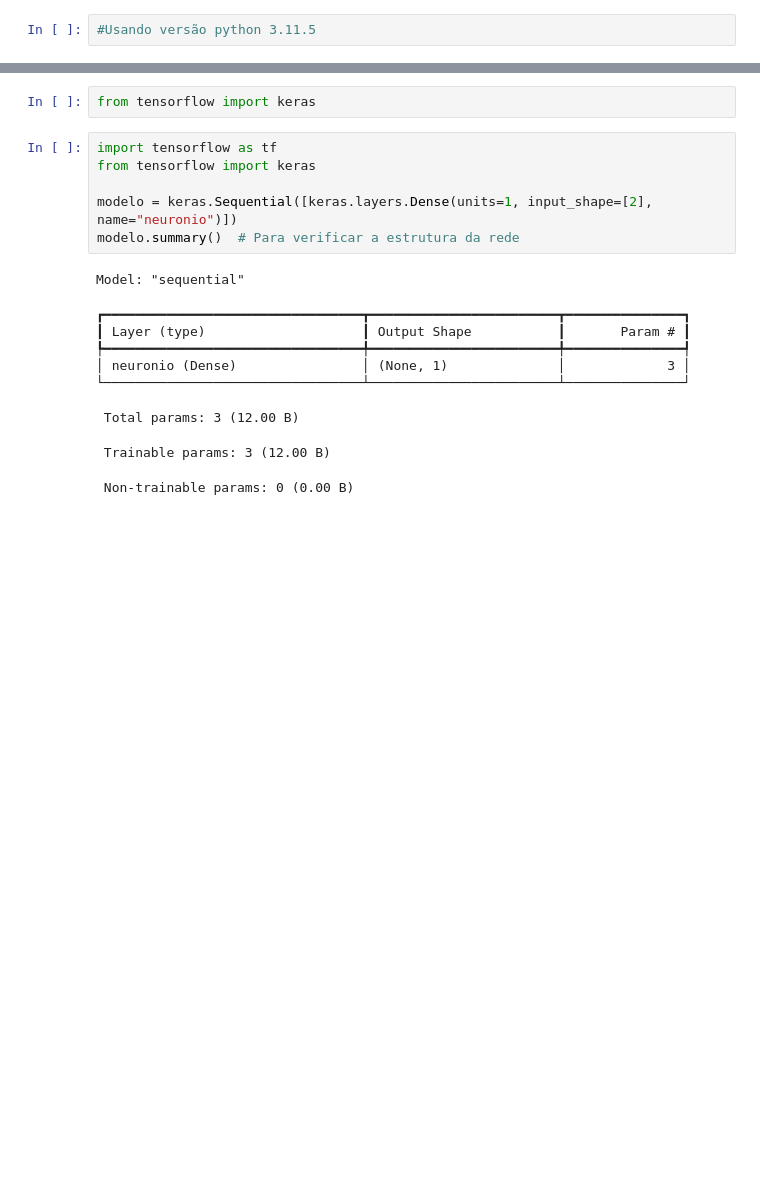
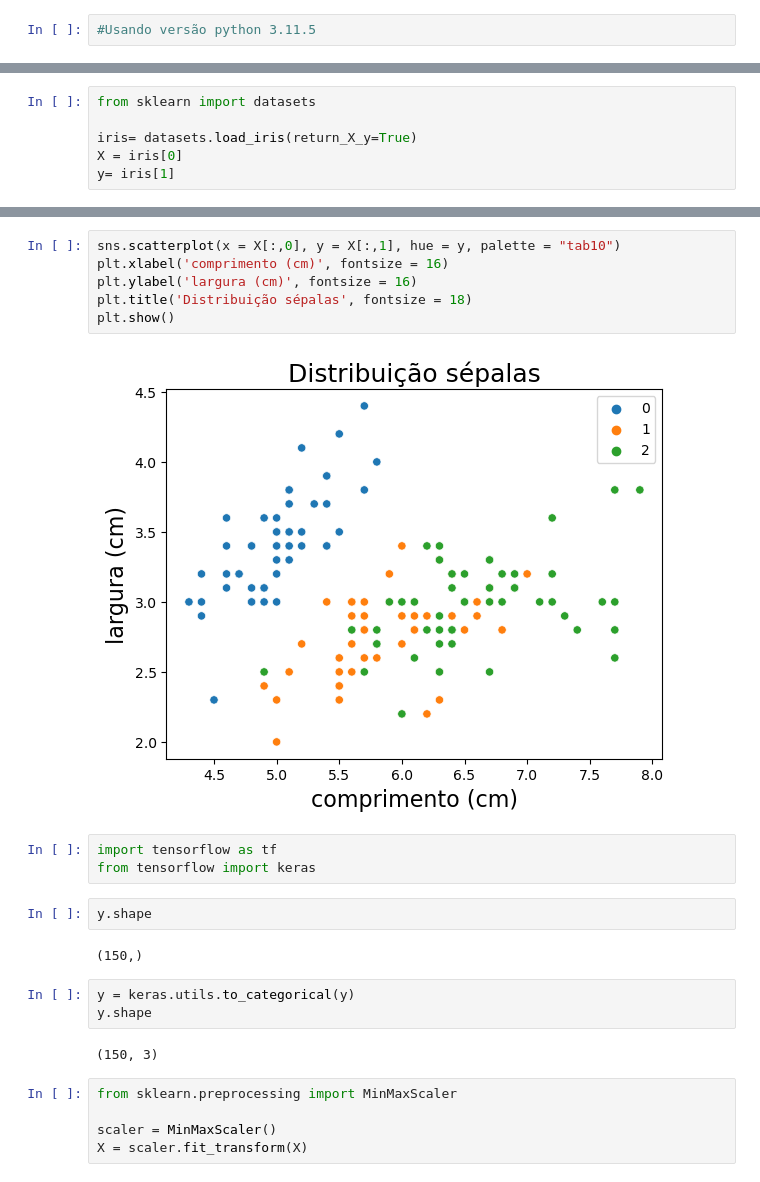
Before and after one commit to Cr0l3y/Keras_Iris, a Jupyter notebook: projeto.ipynb, the cells around one changed output, grey strips where cells are left out. Saved outputs shown, nothing was run; the diff lists cells and outputs as text; blank space fills up the shorter version.

```diff
--- a/projeto.ipynb
+++ b/projeto.ipynb
@@ -2,0 +9,6 @@
+# %%
+from sklearn import datasets
+
+iris= datasets.load_iris(return_X_y=True)
+X = iris[0]
+y= iris[1]
@@ -3,18 +37,25 @@
+# %%
+sns.scatterplot(x = X[:,0], y = X[:,1], hue = y, palette = "tab10")
+plt.xlabel('comprimento (cm)', fontsize = 16)
+plt.ylabel('largura (cm)', fontsize = 16)
+plt.title('Distribuição sépalas', fontsize = 18)
+plt.show()
+# %% [output]
+[figure, added]
 # %%
+import tensorflow as tf
 from tensorflow import keras
-# %%
-import tensorflow as tf
-from tensorflow import keras
-
-modelo = keras.Sequential([keras.layers.Dense(units=1, input_shape=[2], name="neuronio")])
-modelo.summary()  # Para verificar a estrutura da rede
-# %% [output]
-Model: "sequential"
-┏━━━━━━━━━━━━━━━━━━━━━━━━━━━━━━━━━┳━━━━━━━━━━━━━━━━━━━━━━━━┳━━━━━━━━━━━━━━━┓
-┃ Layer (type)                    ┃ Output Shape           ┃       Param # ┃
-┡━━━━━━━━━━━━━━━━━━━━━━━━━━━━━━━━━╇━━━━━━━━━━━━━━━━━━━━━━━━╇━━━━━━━━━━━━━━━┩
-│ neuronio (Dense)                │ (None, 1)              │             3 │
-└─────────────────────────────────┴────────────────────────┴───────────────┘
- Total params: 3 (12.00 B)
- Trainable params: 3 (12.00 B)
- Non-trainable params: 0 (0.00 B)
+# %%
+y.shape
+# %% [output]
+(150,)
+# %%
+y = keras.utils.to_categorical(y)
+y.shape
+# %% [output]
+(150, 3)
+# %%
+from sklearn.preprocessing import MinMaxScaler
+
+scaler = MinMaxScaler()
+X = scaler.fit_transform(X)
```
Also changed, not shown: parts of 19 cells of this notebook, 1 other file.
